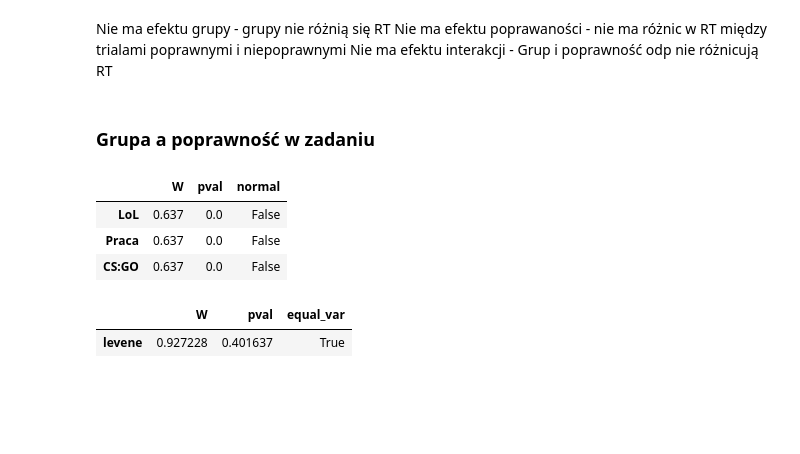
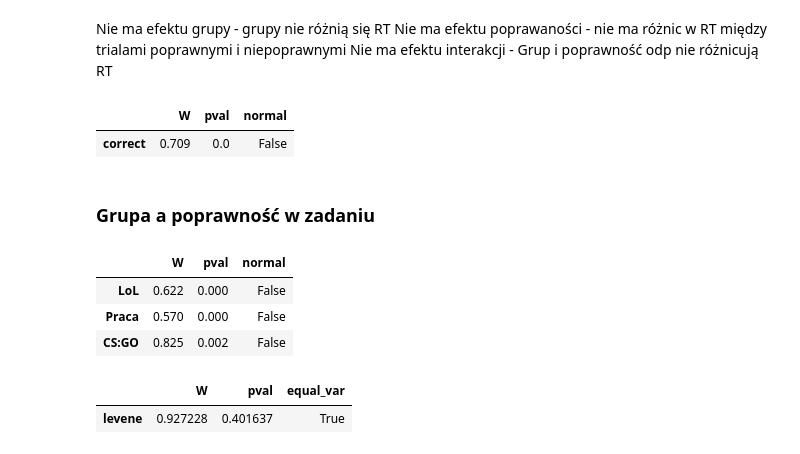
Before and after one commit to gacek91/tgmgr, a Jupyter notebook: cts_analyses.ipynb, the cells around one changed output. Drawn from its saved outputs; the diff is of its cells as text; code cells hidden in the pictures; blank space fills up the shorter version.

```diff
--- a/cts_analyses.ipynb
+++ b/cts_analyses.ipynb
@@ -152,12 +166,17 @@ corr = d.groupby(['id','group']).agg(
+# %%
+pg.normality(data=corr_['correct']).round(3)
+# %% [output]
+|  | W | pval | normal |
+| correct | 0.709 | 0.0 | False |
 # %% [markdown]
 ### Grupa a poprawność w zadaniu
 # %%
-pg.normality(data=desc2, dv="correct",group='group').round(3)
+pg.normality(data=corr, dv="correct",group='group').round(3)
 # %% [output]
 |  | W | pval | normal |
-| LoL | 0.637 | 0.0 | False |
-| Praca | 0.637 | 0.0 | False |
-| CS:GO | 0.637 | 0.0 | False |
+| LoL | 0.622 | 0.000 | False |
+| Praca | 0.570 | 0.000 | False |
+| CS:GO | 0.825 | 0.002 | False |
 # %%
 pg.homoscedasticity(corr, group='group', dv='correct')
 # %% [output]
```
Also changed, not shown: parts of 2 cells of this notebook, 3 other files.
